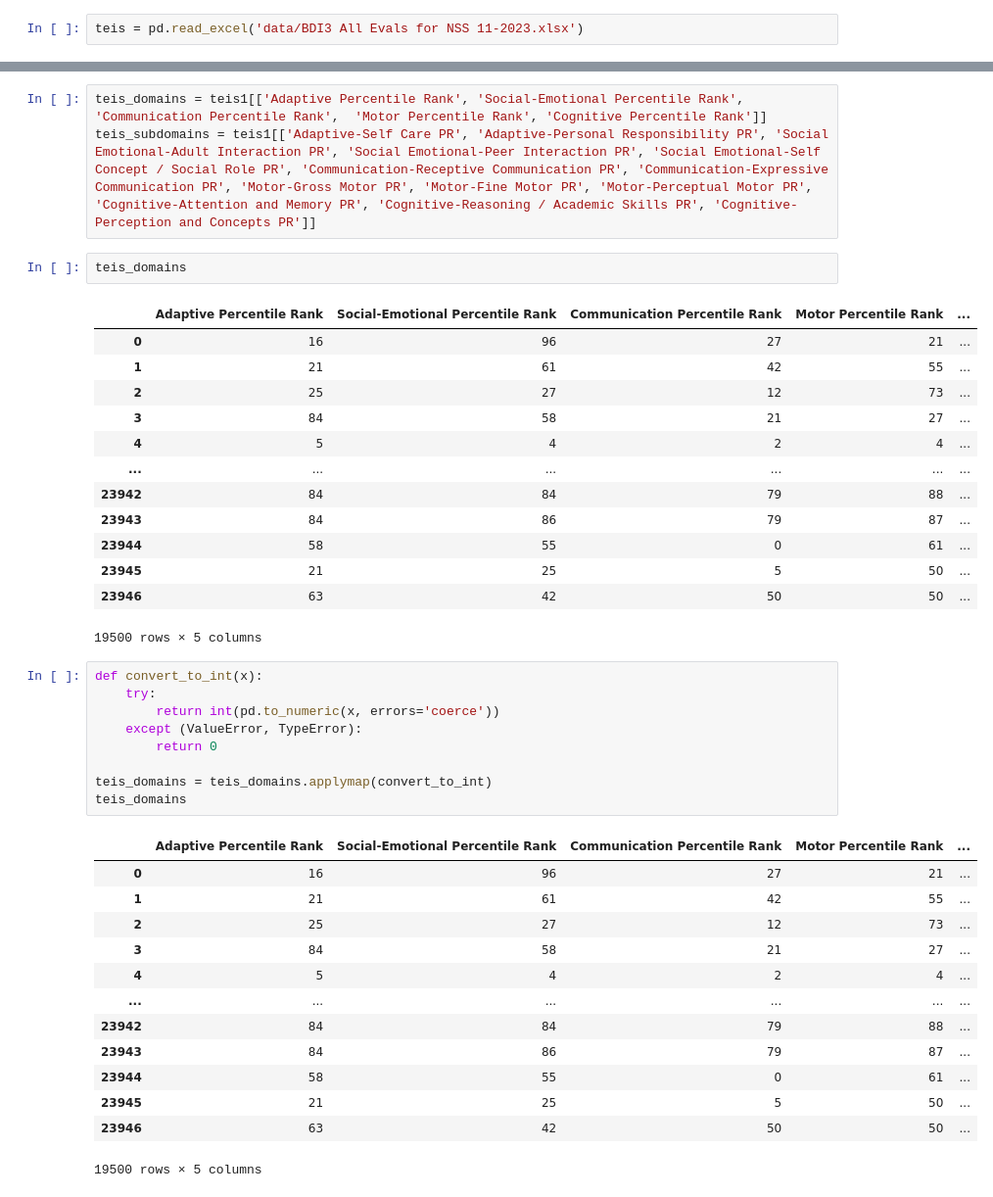
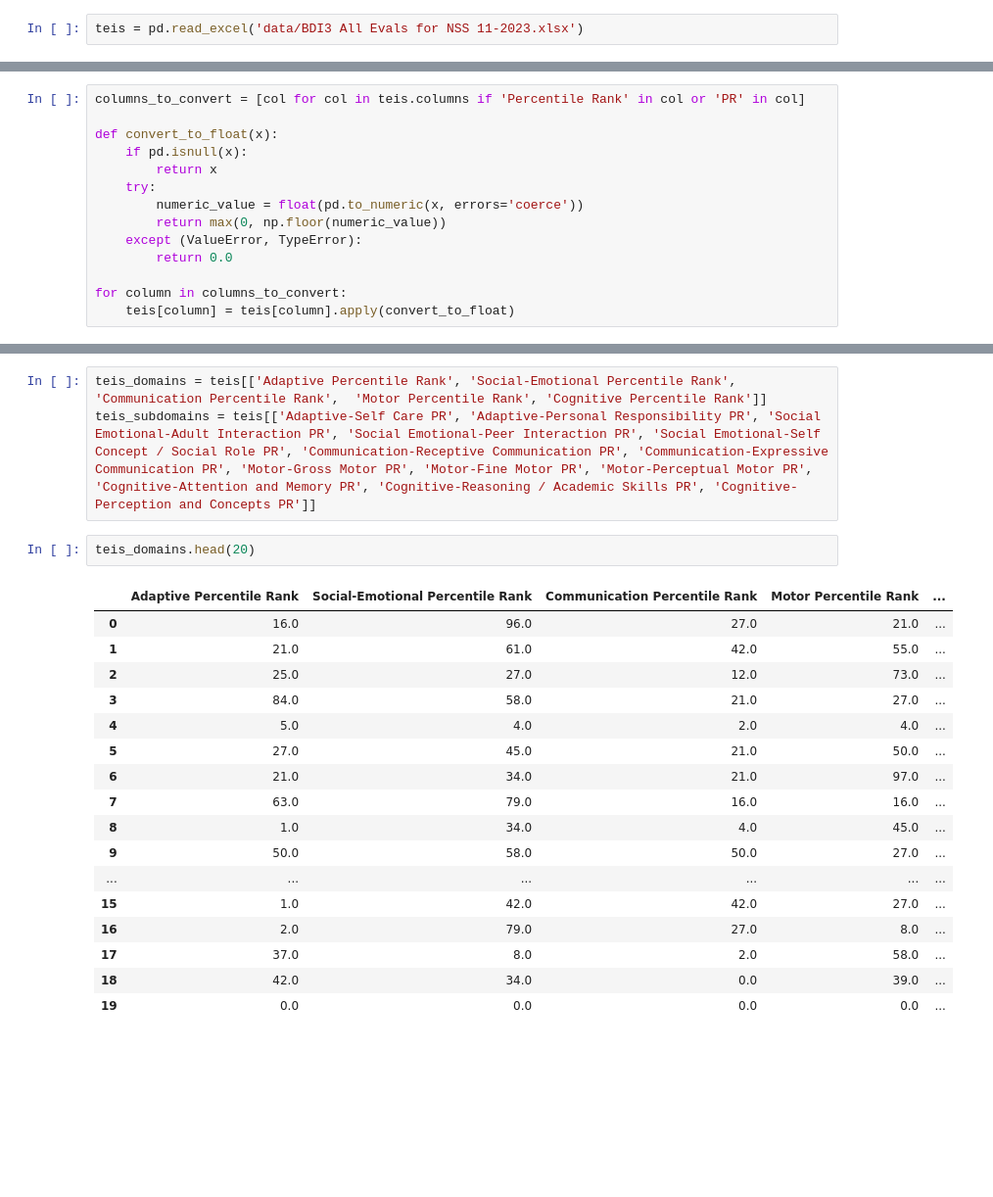
Before and after one commit to NSS-Full-Time-Data-Analytics-11/teis-project-jazzy, a Jupyter notebook: teis_project.ipynb, the cells around one changed output, grey strips where cells are left out. Shown at 98% size. Cells and saved outputs as stored; diff of their text form; blank space fills up the shorter version.

```diff
--- a/teis_project.ipynb
+++ b/teis_project.ipynb
@@ -38,0 +34,14 @@ teis1.head(1)
+# %%
+columns_to_convert = [col for col in teis.columns if 'Percentile Rank' in col or 'PR' in col]
+
+def convert_to_float(x):
+    if pd.isnull(x):
+        return x
+    try:
+        numeric_value = float(pd.to_numeric(x, errors='coerce'))
+        return max(0, np.floor(numeric_value))
+    except (ValueError, TypeError):
+        return 0.0
+
+for column in columns_to_convert:
+    teis[column] = teis[column].apply(convert_to_float)
@@ -39,42 +79,23 @@ teis1.head(1)
 # %%
-teis_domains = teis1[['Adaptive Percentile Rank', 'Social-Emotional Percentile Rank', 'Communication Percentile Rank',  'Motor Percentile Rank', 'Cognitive Percentile Rank']]
-teis_subdomains = teis1[['Adaptive-Self Care PR', 'Adaptive-Personal Responsibility PR', 'Social Emotional-Adult Interaction PR', 'Social Emotional-Peer Interaction PR', 'Social Emotional-Self Concept / Social Role PR', 'Communication-Receptive Communication PR', 'Communication-Expressive Communication PR', 'Motor-Gross Motor PR', 'Motor-Fine Motor PR', 'Motor-Perceptual Motor PR', 'Cognitive-Attention and Memory PR', 'Cognitive-Reasoning / Academic Skills PR', 'Cognitive-Perception and Concepts PR']]
+teis_domains = teis[['Adaptive Percentile Rank', 'Social-Emotional Percentile Rank', 'Communication Percentile Rank',  'Motor Percentile Rank', 'Cognitive Percentile Rank']]
+teis_subdomains = teis[['Adaptive-Self Care PR', 'Adaptive-Personal Responsibility PR', 'Social Emotional-Adult Interaction PR', 'Social Emotional-Peer Interaction PR', 'Social Emotional-Self Concept / Social Role PR', 'Communication-Receptive Communication PR', 'Communication-Expressive Communication PR', 'Motor-Gross Motor PR', 'Motor-Fine Motor PR', 'Motor-Perceptual Motor PR', 'Cognitive-Attention and Memory PR', 'Cognitive-Reasoning / Academic Skills PR', 'Cognitive-Perception and Concepts PR']]
 # %%
-teis_domains
+teis_domains.head(20)
 # %% [output]
 |  | Adaptive Percentile Rank | Social-Emotional Percentile Rank | Communication Percentile Rank | Motor Percentile Rank | ... |
-| 0 | 16 | 96 | 27 | 21 | ... |
-| 1 | 21 | 61 | 42 | 55 | ... |
-| 2 | 25 | 27 | 12 | 73 | ... |
-| 3 | 84 | 58 | 21 | 27 | ... |
-| 4 | 5 | 4 | 2 | 4 | ... |
+| 0 | 16.0 | 96.0 | 27.0 | 21.0 | ... |
+| 1 | 21.0 | 61.0 | 42.0 | 55.0 | ... |
+| 2 | 25.0 | 27.0 | 12.0 | 73.0 | ... |
+| 3 | 84.0 | 58.0 | 21.0 | 27.0 | ... |
+| 4 | 5.0 | 4.0 | 2.0 | 4.0 | ... |
+| 5 | 27.0 | 45.0 | 21.0 | 50.0 | ... |
+| 6 | 21.0 | 34.0 | 21.0 | 97.0 | ... |
+| 7 | 63.0 | 79.0 | 16.0 | 16.0 | ... |
+| 8 | 1.0 | 34.0 | 4.0 | 45.0 | ... |
+| 9 | 50.0 | 58.0 | 50.0 | 27.0 | ... |
 | ... | ... | ... | ... | ... | ... |
-| 23942 | 84 | 84 | 79 | 88 | ... |
-| 23943 | 84 | 86 | 79 | 87 | ... |
-| 23944 | 58 | 55 | 0 | 61 | ... |
-| 23945 | 21 | 25 | 5 | 50 | ... |
-| 23946 | 63 | 42 | 50 | 50 | ... |
+| 15 | 1.0 | 42.0 | 42.0 | 27.0 | ... |
+| 16 | 2.0 | 79.0 | 27.0 | 8.0 | ... |
+| 17 | 37.0 | 8.0 | 2.0 | 58.0 | ... |
+| 18 | 42.0 | 34.0 | 0.0 | 39.0 | ... |
+| 19 | 0.0 | 0.0 | 0.0 | 0.0 | ... |
-19500 rows × 5 columns
-# %%
-def convert_to_int(x):
-    try:
-        return int(pd.to_numeric(x, errors='coerce'))
-    except (ValueError, TypeError):
-        return 0
-
-teis_domains = teis_domains.applymap(convert_to_int)
-teis_domains
-# %% [output]
-|  | Adaptive Percentile Rank | Social-Emotional Percentile Rank | Communication Percentile Rank | Motor Percentile Rank | ... |
-| 0 | 16 | 96 | 27 | 21 | ... |
-| 1 | 21 | 61 | 42 | 55 | ... |
-| 2 | 25 | 27 | 12 | 73 | ... |
-| 3 | 84 | 58 | 21 | 27 | ... |
-| 4 | 5 | 4 | 2 | 4 | ... |
-| ... | ... | ... | ... | ... | ... |
-| 23942 | 84 | 84 | 79 | 88 | ... |
-| 23943 | 84 | 86 | 79 | 87 | ... |
-| 23944 | 58 | 55 | 0 | 61 | ... |
-| 23945 | 21 | 25 | 5 | 50 | ... |
-| 23946 | 63 | 42 | 50 | 50 | ... |
-19500 rows × 5 columns
```
Also changed, not shown: parts of 17 cells of this notebook, 1 other file.
